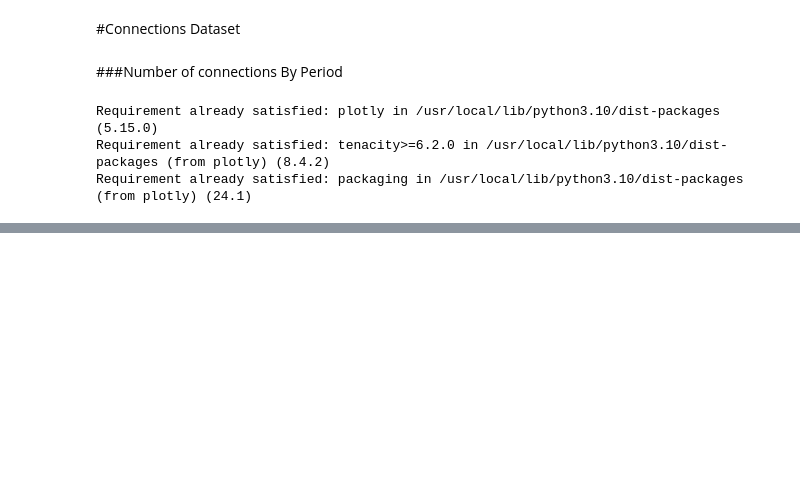
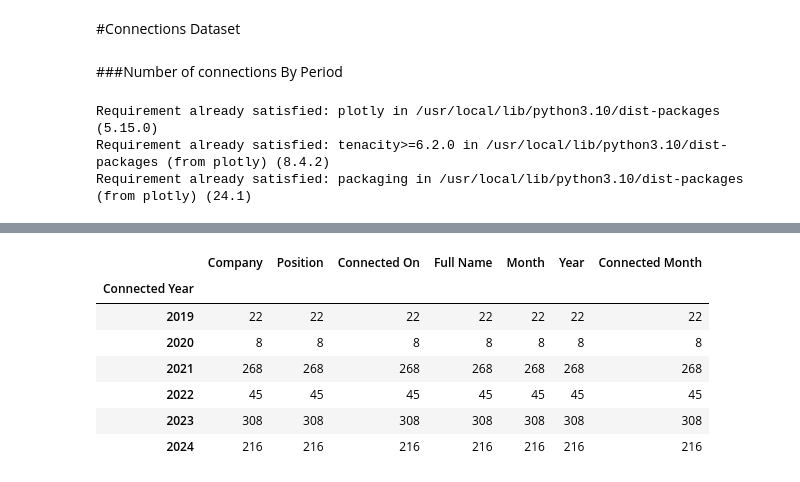
Before and after one commit to sr606/LinkedIn-Data-Mining-Analysis, a Jupyter notebook: LinkedIn_Data_Mining_Analyzing.ipynb, the cells around one changed output, grey strips where cells are left out. Drawn from its saved outputs; the diff is of its cells as text; code cells hidden in the pictures; blank space fills up the shorter version.

```diff
--- a/LinkedIn_Data_Mining_Analyzing.ipynb
+++ b/LinkedIn_Data_Mining_Analyzing.ipynb
@@ -405,0 +535,11 @@ connections
+# %%
+connections.groupby(by = 'Connected Year').count()
+# %% [output]
+|  | Company | Position | Connected On | Full Name | Month | Year | Connected Month |
+| Connected Year |  |  |  |  |  |  |  |
+| 2019 | 22 | 22 | 22 | 22 | 22 | 22 | 22 |
+| 2020 | 8 | 8 | 8 | 8 | 8 | 8 | 8 |
+| 2021 | 268 | 268 | 268 | 268 | 268 | 268 | 268 |
+| 2022 | 45 | 45 | 45 | 45 | 45 | 45 | 45 |
+| 2023 | 308 | 308 | 308 | 308 | 308 | 308 | 308 |
+| 2024 | 216 | 216 | 216 | 216 | 216 | 216 | 216 |
```
Also changed, not shown: parts of 28 cells of this notebook.
